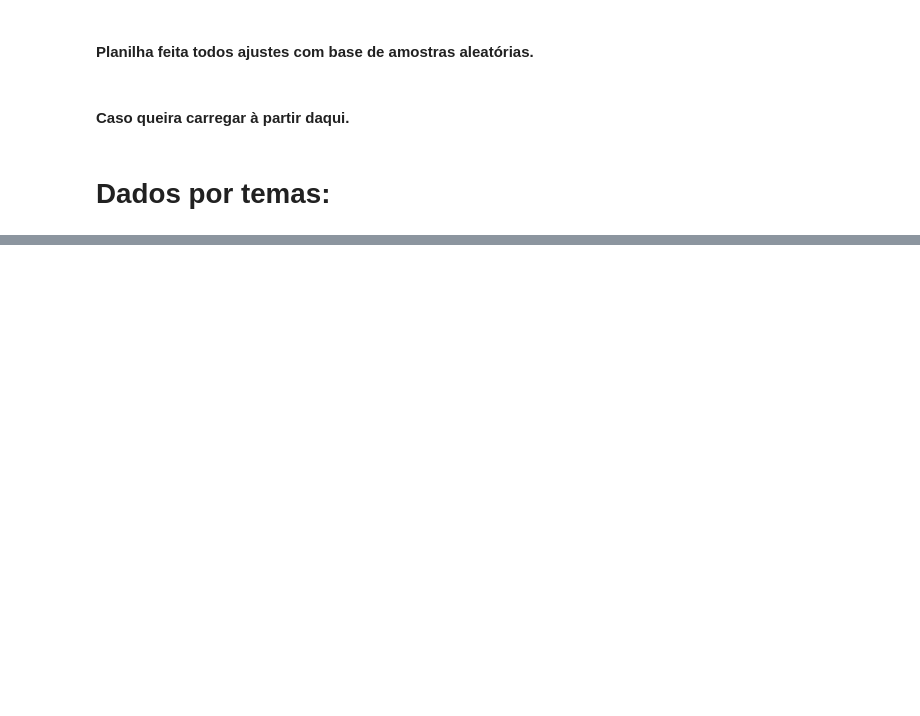
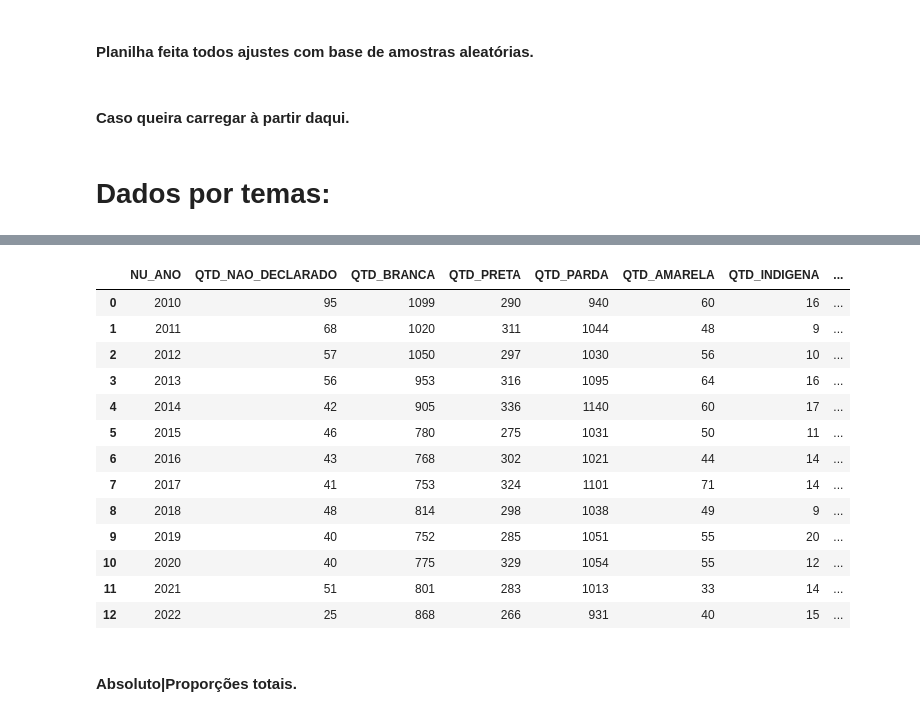
Before and after one commit to Bruno-Santana-Eco/Analise-de-Dados-ENEM, a Jupyter notebook: DataPrep2.ipynb, the cells around one changed output, grey strips where cells are left out. Drawn from its saved outputs; the diff is of its cells as text; code cells hidden in the pictures; blank space fills up the shorter version.

```diff
--- a/DataPrep2.ipynb
+++ b/DataPrep2.ipynb
@@ -480,0 +1162,3 @@ df_enem = pd.read_excel('D:\Repositório GIT\Projetos\Analise-de-Dados-ENEM\Data
+# %%
+geral6_pct = geral6[['QTD_NAO_DECLARADO','QTD_BRANCA','QTD_PRETA','QTD_PARDA','QTD_AMARELA','QTD_INDIGENA','QTD_NAO_DISPOE']]
+geral6_pct.head(13)
@@ -480,0 +1180,31 @@ df_enem = pd.read_excel('D:\Repositório GIT\Projetos\Analise-de-Dados-ENEM\Data
+# %%
+soma_total = geral6_pct.sum(axis=1)
+
+# Iterar sobre as colunas e criar as colunas percentuais automaticamente
+for coluna in geral6_pct.columns:
+    if coluna.startswith('QTD_'):  # Certifica-se de que estamos lidando apenas com as colunas relevantes
+        coluna_percentual = coluna + '_%'
+        proporcao_coluna = geral6_pct[coluna] / soma_total
+        geral6_pct[coluna_percentual] = (proporcao_coluna * 100).round(2)
+
+geral6_pct.head()
+
+geral6 = geral6.merge(geral6_pct, on=['QTD_NAO_DECLARADO','QTD_BRANCA','QTD_PRETA','QTD_PARDA','QTD_AMARELA','QTD_INDIGENA','QTD_NAO_DISPOE'], how='outer')
+geral6.head(13)
+# %% [output]
+|  | NU_ANO | QTD_NAO_DECLARADO | QTD_BRANCA | QTD_PRETA | QTD_PARDA | QTD_AMARELA | QTD_INDIGENA | ... |
+| 0 | 2010 | 95 | 1099 | 290 | 940 | 60 | 16 | ... |
+| 1 | 2011 | 68 | 1020 | 311 | 1044 | 48 | 9 | ... |
+| 2 | 2012 | 57 | 1050 | 297 | 1030 | 56 | 10 | ... |
+| 3 | 2013 | 56 | 953 | 316 | 1095 | 64 | 16 | ... |
+| 4 | 2014 | 42 | 905 | 336 | 1140 | 60 | 17 | ... |
+| 5 | 2015 | 46 | 780 | 275 | 1031 | 50 | 11 | ... |
+| 6 | 2016 | 43 | 768 | 302 | 1021 | 44 | 14 | ... |
+| 7 | 2017 | 41 | 753 | 324 | 1101 | 71 | 14 | ... |
+| 8 | 2018 | 48 | 814 | 298 | 1038 | 49 | 9 | ... |
+| 9 | 2019 | 40 | 752 | 285 | 1051 | 55 | 20 | ... |
+| 10 | 2020 | 40 | 775 | 329 | 1054 | 55 | 12 | ... |
+| 11 | 2021 | 51 | 801 | 283 | 1013 | 33 | 14 | ... |
+| 12 | 2022 | 25 | 868 | 266 | 931 | 40 | 15 | ... |
+# %% [markdown]
+#### Absoluto|Proporções totais.
```
Also changed, not shown: parts of 162 cells of this notebook.
